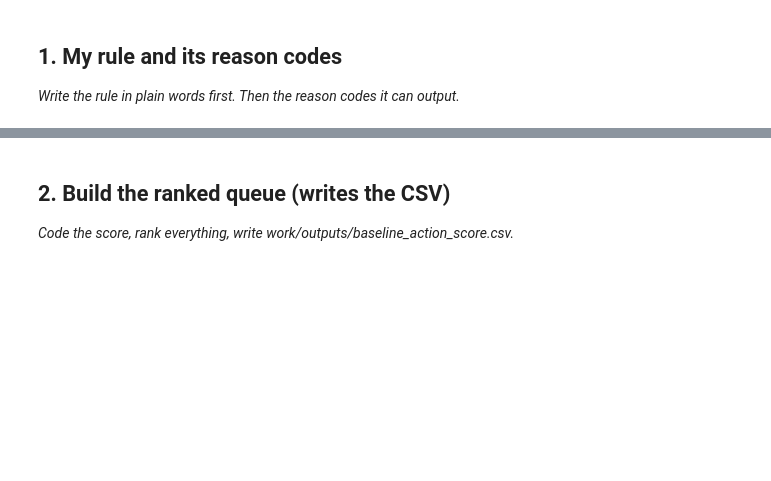
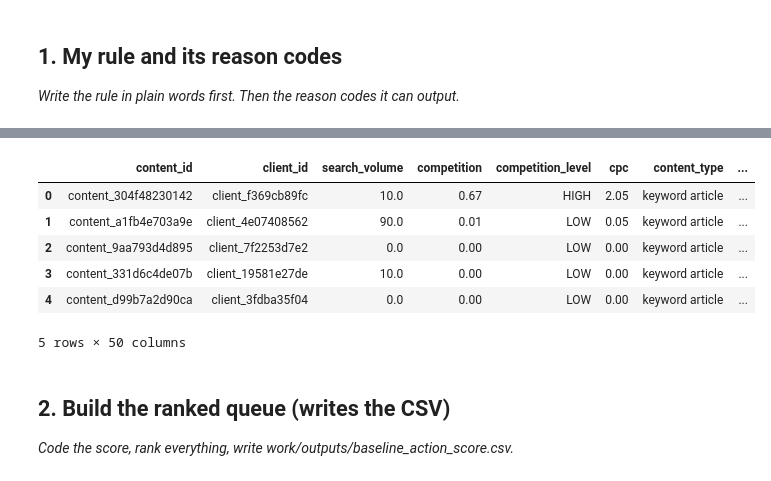
Before and after one commit to reshmapasula-prog/flyrank-ml-internship, a Jupyter notebook: work/notebooks/w04_baseline_score.ipynb, the cells around one changed output, grey strips where cells are left out. Cells and saved outputs as stored; diff of their text form; code cells hidden in the pictures; blank space fills up the shorter version.

```diff
--- a/work/notebooks/w04_baseline_score.ipynb
+++ b/work/notebooks/w04_baseline_score.ipynb
@@ -13,3 +18,76 @@ This skeleton is yours to fill. Work the sections **in order** — each one has
 # %%
 # This cell is for CODE (numbers, a query, a check).
 # Write your text answer in the cell ABOVE this one — typing sentences here breaks Run All.
+# %%
+import pandas as pd
+import numpy as np
+
+# Load the starter dataset
+df = pd.read_csv(
+    "https://raw.githubusercontent.com/flyrank-bih/flyrank-ml-internship-starter/main/data/raw/content_refresh_anonymized.csv"
+)
+
+# Show the available columns so we can verify the dataset
+print("Rows:", len(df))
+print("Columns:", len(df.columns))
+print("\nAvailable columns:")
+print(df.columns.tolist())
+
+# Create an evaluation label.
+# This is used only to measure the baseline later.
+df["is_declining_label"] = (
+    df["trend_direction"].astype(str).str.lower() == "down"
+).astype(int)
+
+# Simple baseline signals
+df["stale"] = (
+    pd.to_numeric(df["days_since_last_update"], errors="coerce") >= 180
+).astype(int)
+
+df["visible"] = (
+    pd.to_numeric(df["impressions_90d"], errors="coerce") >= 500
+).astype(int)
+
+df["weak_ctr"] = (
+    pd.to_numeric(df["ctr"], errors="coerce") < 1.0
+).astype(int)
+
+df["weak_position"] = (
+    (pd.to_numeric(df["avg_position"], errors="coerce") > 20)
+    & (pd.to_numeric(df["avg_position"], errors="coerce") != 0)
+).astype(int)
+
+# Assign reason codes
+def get_reason(row):
+    reasons = []
+
+    if row["stale"] == 1:
+        reasons.append("old_content")
+
+    if row["visible"] == 1:
+        reasons.append("high_impact")
+
+    if row["weak_ctr"] == 1:
+        reasons.append("weak_performance")
+
+    if row["weak_position"] == 1:
+        reasons.append("low_position")
+
+    if not reasons:
+        reasons.append("no_clear_signal")
+
+    return "|".join(reasons)
+
+
+df["reason_code"] = df.apply(get_reason, axis=1)
+
+# Basic checks
+print("\nDeclining label rate:",
+      round(df["is_declining_label"].mean(), 3))
+
+print("\nReason-code check:")
+print(df["reason_code"].value_counts().head(10))
+
+print("\nFirst 5 rows:")
+display(df.head())
+# %% [output]
@@ -16,3 +111,10 @@ This skeleton is yours to fill. Work the sections **in order** — each one has
+|  | content_id | client_id | search_volume | competition | competition_level | cpc | content_type | ... |
+| 0 | content_304f48230142 | client_f369cb89fc | 10.0 | 0.67 | HIGH | 2.05 | keyword article | ... |
+| 1 | content_a1fb4e703a9e | client_4e07408562 | 90.0 | 0.01 | LOW | 0.05 | keyword article | ... |
+| 2 | content_9aa793d4d895 | client_7f2253d7e2 | 0.0 | 0.00 | LOW | 0.00 | keyword article | ... |
+| 3 | content_331d6c4de07b | client_19581e27de | 10.0 | 0.00 | LOW | 0.00 | keyword article | ... |
+| 4 | content_d99b7a2d90ca | client_3fdba35f04 | 0.0 | 0.00 | LOW | 0.00 | keyword article | ... |
+5 rows × 50 columns
 # %% [markdown]
 ## 2. Build the ranked queue (writes the CSV)
 
```
Also changed, not shown: parts of 9 cells of this notebook.
